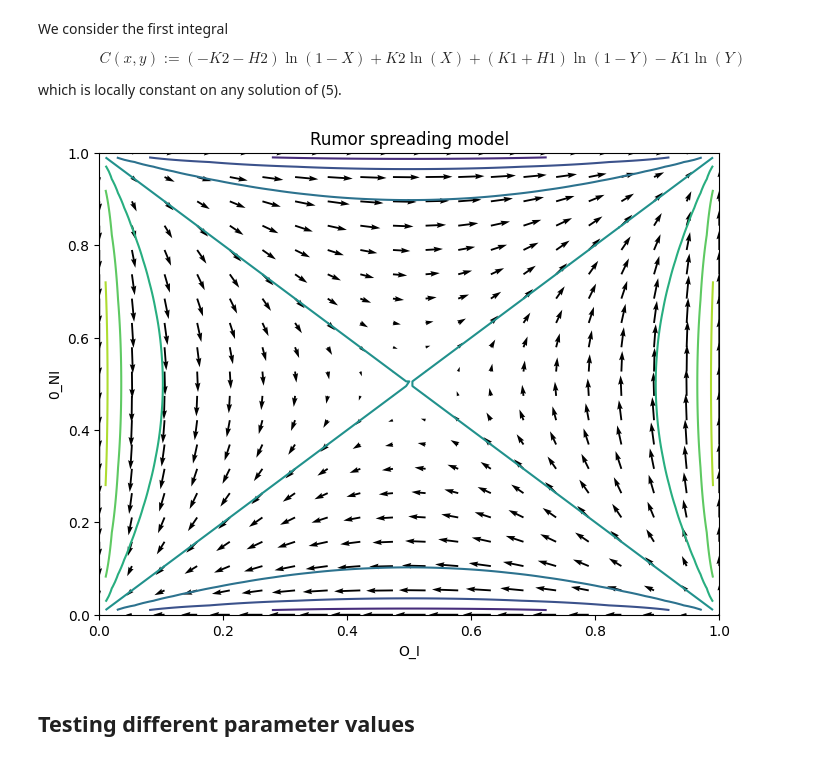
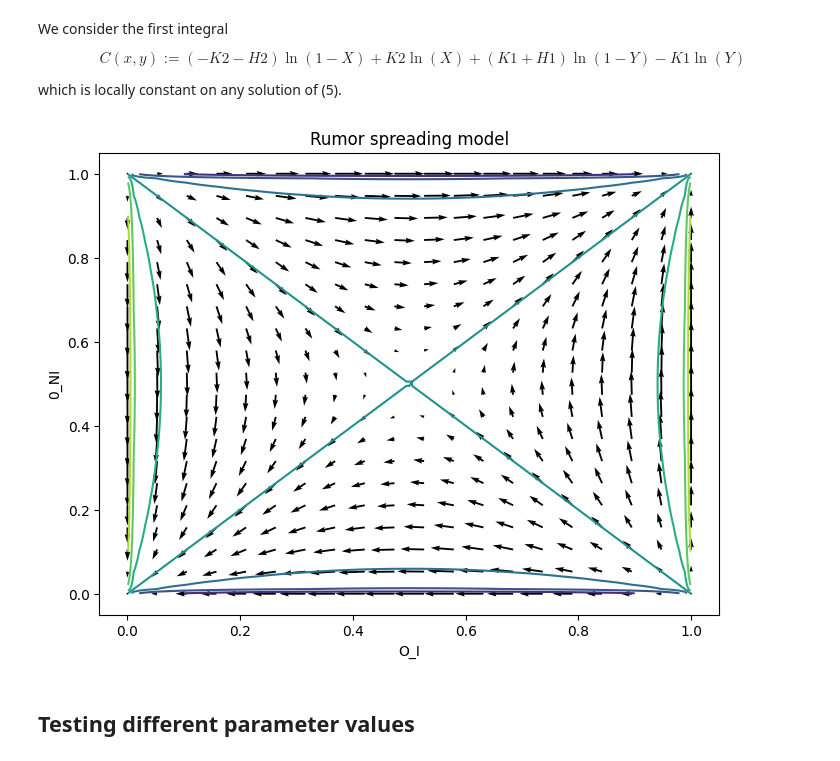
Before and after one commit to aslik97/SpreadOfRumors, a Jupyter notebook: rumor spread.ipynb, the cells around one changed output. Drawn from its saved outputs; the diff is of its cells as text; code cells hidden in the pictures.

```diff
--- a/rumor spread.ipynb
+++ b/rumor spread.ipynb
@@ -89,30 +90,29 @@ $$
 
  which is locally constant on any solution of (5).
 # %%
-x = np.linspace(0, 1, 100)
-y = np.linspace(0, 1, 100)
+x = np.linspace(0.001, .999, 100)    # STARTING NOT AT 0, AND ENDING NOT AT 1 SO TAKING LOG DOESN'T EXPLODE
+y = np.linspace(0.001, .999, 100)
 x2=np.linspace(0, 1, 20)
 y2=np.linspace(0, 1, 20)
 
 X2, Y2 = np.meshgrid(x2, y2)
 X, Y = np.meshgrid(x, y)
 U, V = f_rumor(X2,Y2)
-
 
 
 plt.figure(figsize = (8, 6))
 
 
 plt.quiver(X2, Y2, U, V)
 C = (-K2-H2)*np.log(1-X) + K2*np.log(X) + (K1+H1)*np.log(1-Y) - K1*np.log(Y)
 plt.contour(X, Y, C)
 
 
 plt.xlabel('O_I')
 plt.ylabel('0_NI')
 plt.title("Rumor spreading model")
 plt.show()
 # %% [output]
-[figure, old version]
+[figure, new version]
 # %% [markdown]
 ## Testing different parameter values
```
Also changed, not shown: parts of 7 cells of this notebook.
